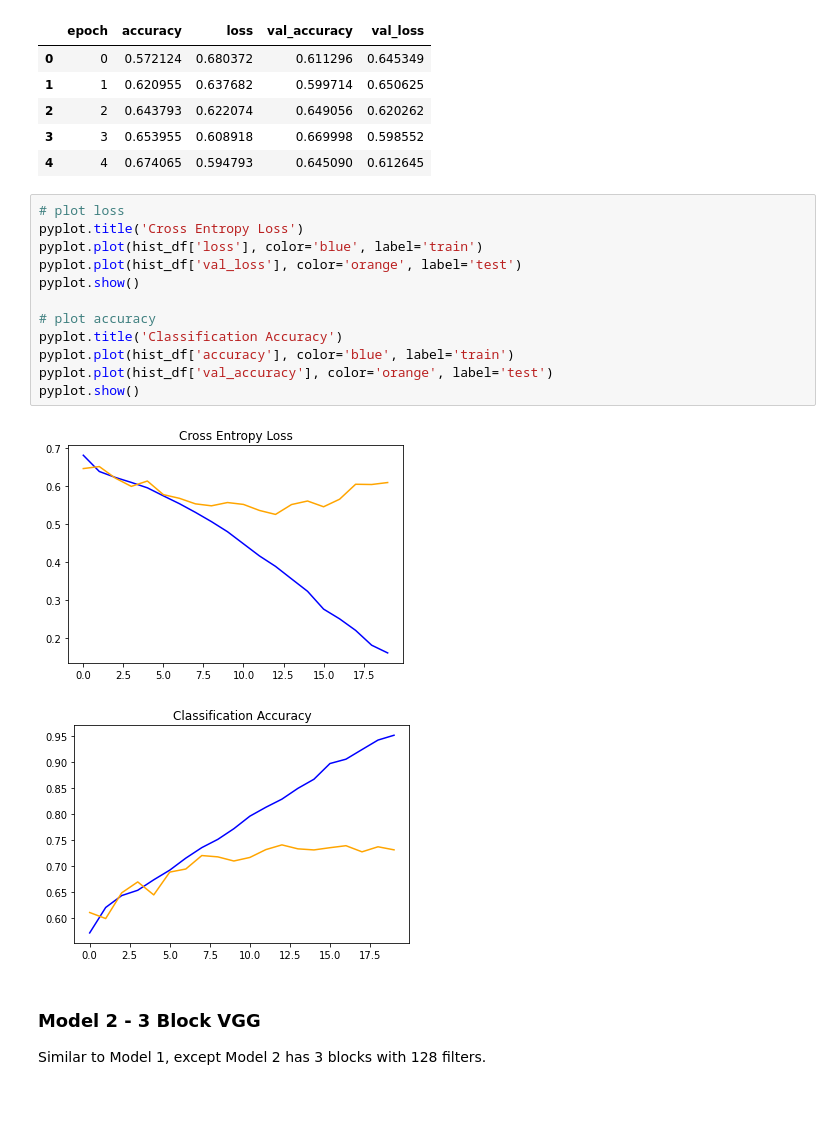
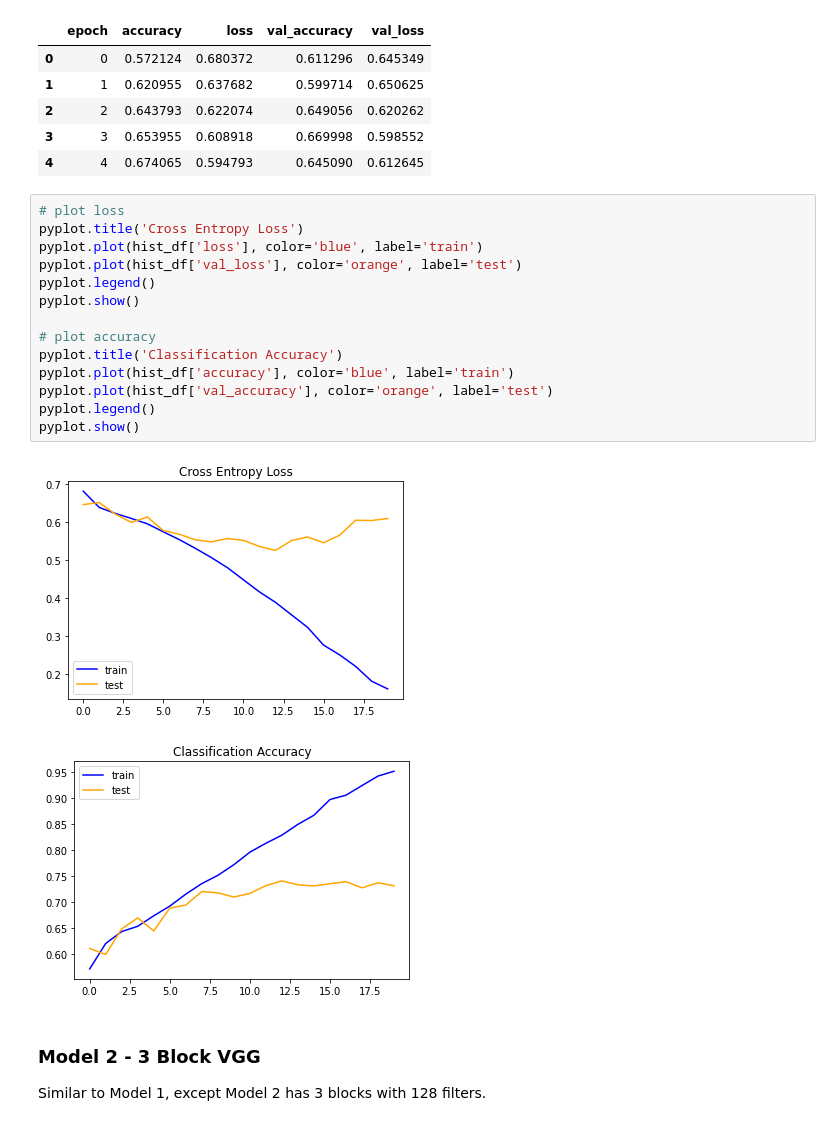
Before and after one commit to DrakeData/Image_Classification, a Jupyter notebook: Image_Classification_Main.ipynb, the cells around one changed output. Cells and saved outputs as stored; diff of their text form.

```diff
--- a/Image_Classification_Main.ipynb
+++ b/Image_Classification_Main.ipynb
@@ -263,18 +260,20 @@ hist_df.head()
 # %%
 # plot loss
 pyplot.title('Cross Entropy Loss')
 pyplot.plot(hist_df['loss'], color='blue', label='train')
 pyplot.plot(hist_df['val_loss'], color='orange', label='test')
+pyplot.legend()
 pyplot.show()
 
 # plot accuracy
 pyplot.title('Classification Accuracy')
 pyplot.plot(hist_df['accuracy'], color='blue', label='train')
 pyplot.plot(hist_df['val_accuracy'], color='orange', label='test')
+pyplot.legend()
 pyplot.show()
 # %% [output]
-[figure, old version]
+[figure, new version]
-[figure, old version]
+[figure, new version]
 # %% [markdown]
 ### Model 2 - 3 Block VGG
 Similar to Model 1, except Model 2 has 3 blocks with 128 filters.
```
Also changed, not shown: parts of 23 cells of this notebook.
